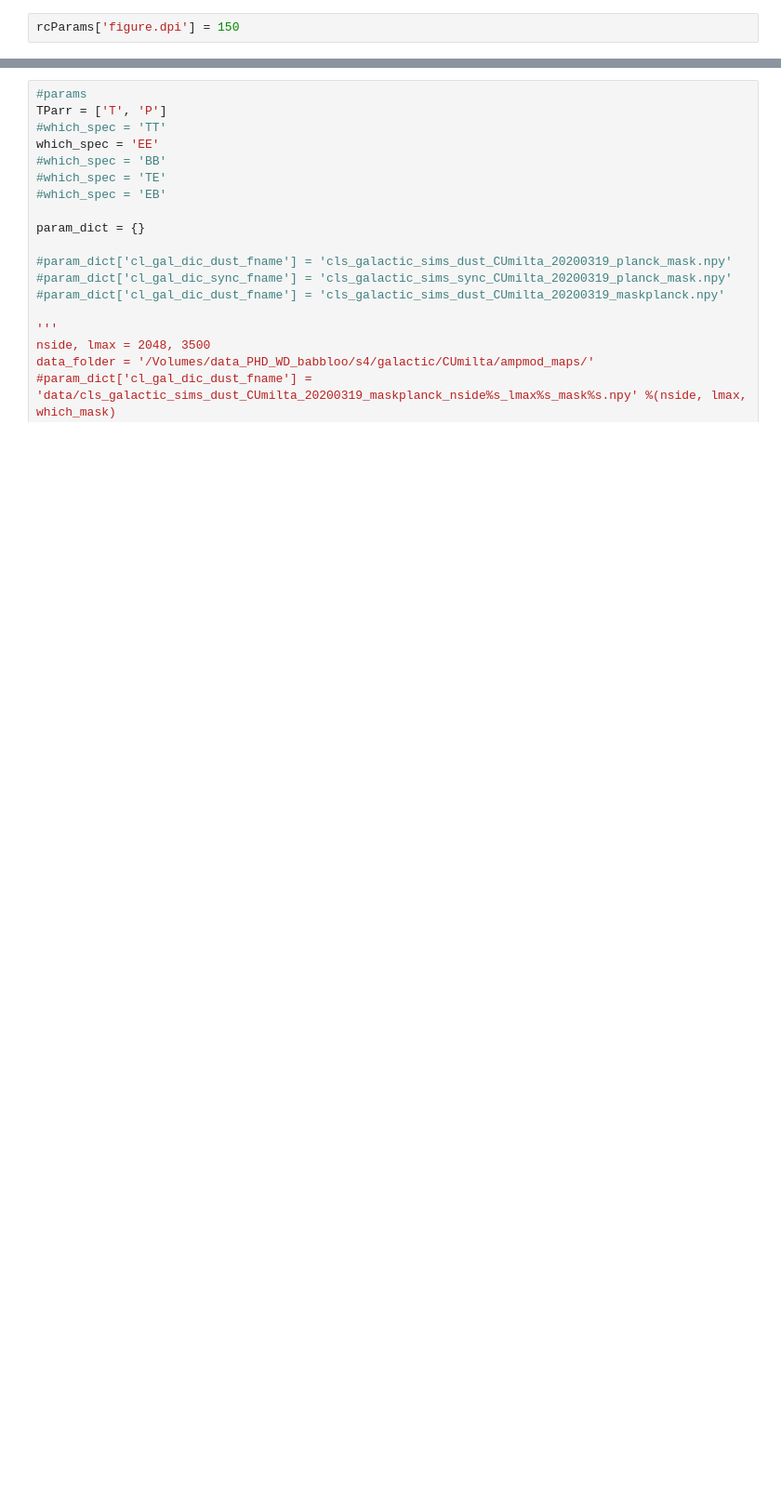
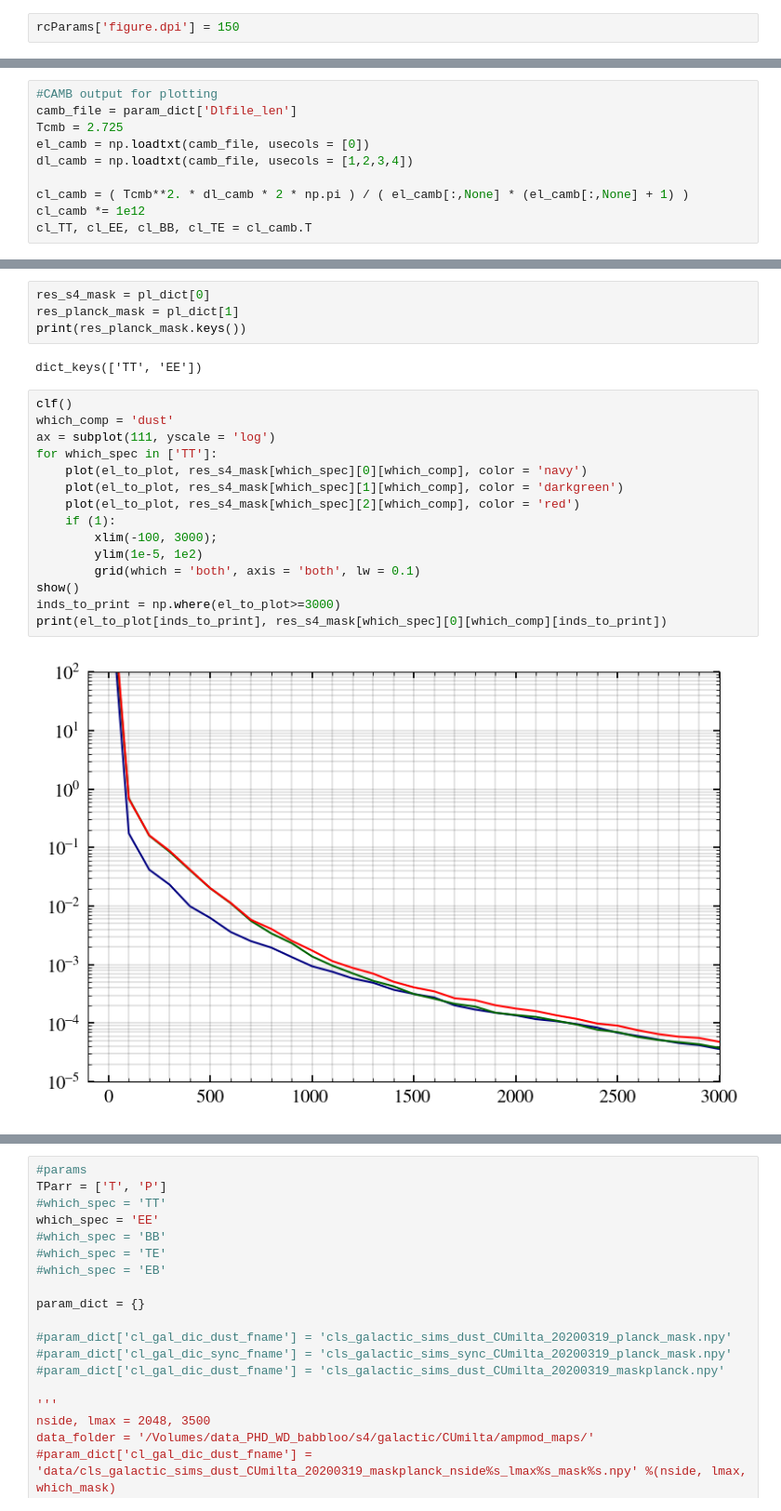
Before and after one commit to sriniraghunathan/DRAFT, a Jupyter notebook: scripts/notebooks/checks/check_gal_cl.ipynb, the cells around one changed output, grey strips where cells are left out. Shown at 93% size. Cells and saved outputs as stored; diff of their text form; blank space fills up the shorter version.

Commit message:
compare planck vs lat-based s4 mask

```diff
--- a/scripts/notebooks/checks/check_gal_cl.ipynb
+++ b/scripts/notebooks/checks/check_gal_cl.ipynb
@@ -20,0 +135,10 @@ warnings.filterwarnings('ignore',category=RuntimeWarning)
+# %%
+#CAMB output for plotting
+camb_file = param_dict['Dlfile_len']
+Tcmb = 2.725
+el_camb = np.loadtxt(camb_file, usecols = [0])
+dl_camb = np.loadtxt(camb_file, usecols = [1,2,3,4])
+
+cl_camb = ( Tcmb**2. * dl_camb * 2 * np.pi ) / ( el_camb[:,None] * (el_camb[:,None] + 1) )
+cl_camb *= 1e12
+cl_TT, cl_EE, cl_BB, cl_TE = cl_camb.T
@@ -20,0 +511,23 @@ warnings.filterwarnings('ignore',category=RuntimeWarning)
+# %%
+res_s4_mask = pl_dict[0]
+res_planck_mask = pl_dict[1]
+print(res_planck_mask.keys())
+# %% [output]
+dict_keys(['TT', 'EE'])
+# %%
+clf()
+which_comp = 'dust'
+ax = subplot(111, yscale = 'log')
+for which_spec in ['TT']:
+    plot(el_to_plot, res_s4_mask[which_spec][0][which_comp], color = 'navy')
+    plot(el_to_plot, res_s4_mask[which_spec][1][which_comp], color = 'darkgreen')
+    plot(el_to_plot, res_s4_mask[which_spec][2][which_comp], color = 'red')
+    if (1):
+        xlim(-100, 3000);
+        ylim(1e-5, 1e2)
+        grid(which = 'both', axis = 'both', lw = 0.1)
+show()
+inds_to_print = np.where(el_to_plot>=3000)
+print(el_to_plot[inds_to_print], res_s4_mask[which_spec][0][which_comp][inds_to_print])
+# %% [output]
+[figure, added]
```
Also changed, not shown: parts of 12 cells of this notebook, 1 other file.
